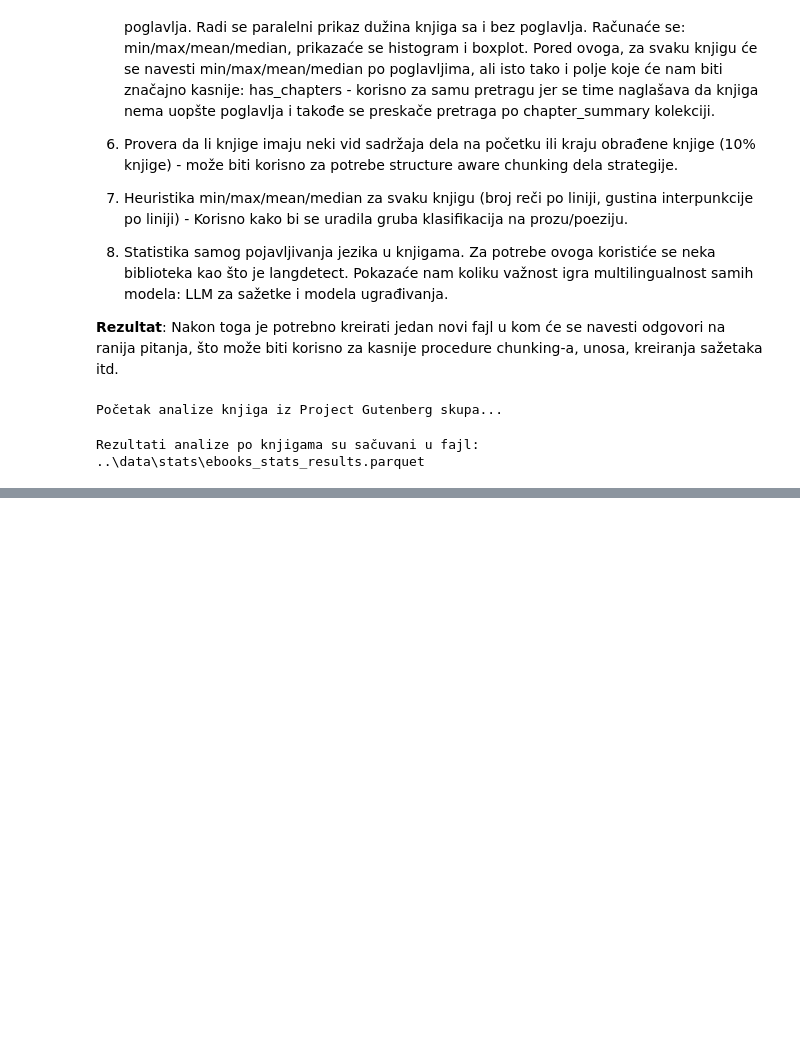
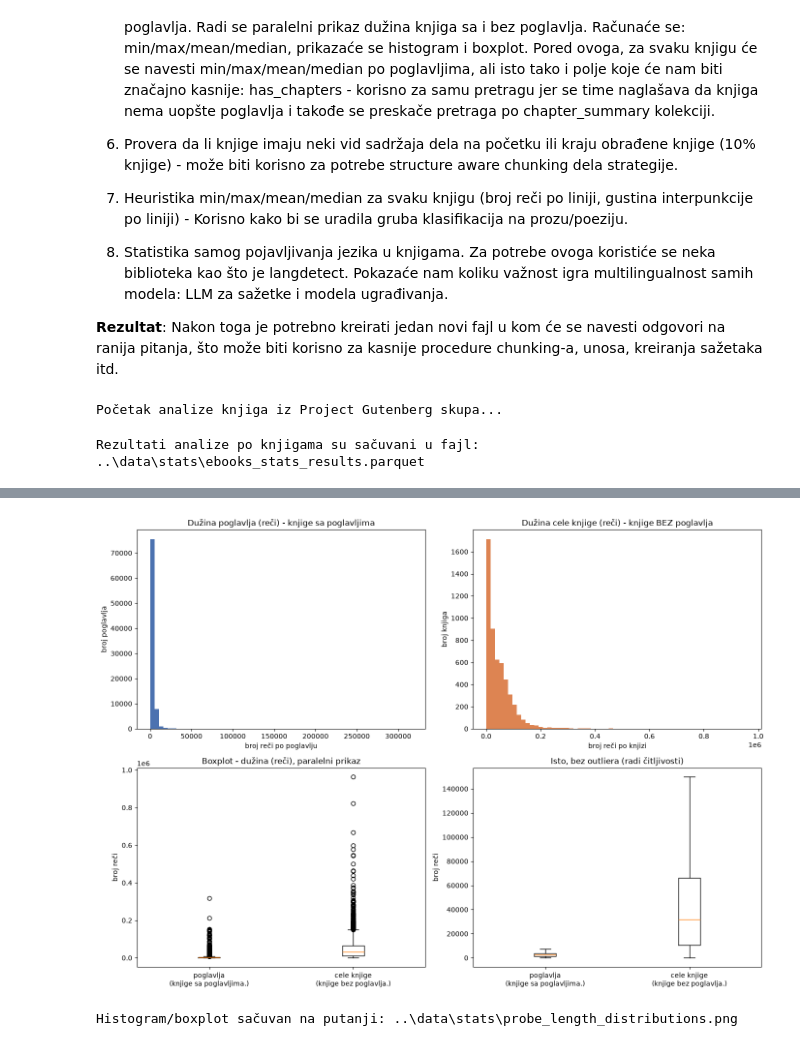
Before and after one commit to neshko31/AI-agent-za-biblioteku, a Jupyter notebook: VectorDatabaseService/scripts/data_stats.ipynb, the cells around one changed output, grey strips where cells are left out. Saved outputs shown, nothing was run; the diff lists cells and outputs as text; code cells hidden in the pictures; blank space fills up the shorter version.

```diff
--- a/VectorDatabaseService/scripts/data_stats.ipynb
+++ b/VectorDatabaseService/scripts/data_stats.ipynb
@@ -150,7 +228,7 @@ def probe_single_ebook(file_path: Path) -> BookProbeResult:
         result.notes = "EMPTY_FILE"
         return result
 
-    # (1) --- START/END marker provera ---
+    # --- (1) START/END marker provera ---
     start_match = GENERIC_START_RE.search(raw_text)
     end_match = GENERIC_END_RE.search(raw_text)
     result.has_generic_start = start_match is not None
@@ -172,13 +250,20 @@ def probe_single_ebook(file_path: Path) -> BookProbeResult:
     all_words = WORD_RE.findall(body)
     result.total_word_count = len(all_words)
 
-    # (2) Tekst u []
+    # --- (2) Tekst u [] ---
     bracket_matches = list(BRACKET_TEXT_RE.finditer(body))
     result.bracket_text_count = len(bracket_matches)
     result.bracket_texts = [m.group(1).strip() for m in bracket_matches]
 
-    # (3) Korisna sadržina knjige posle čišćenja (koraci 1 i 2)
-    cleaned_body = BRACKET_TEXT_RE.sub(" ", body)
+    # --- (3) Korisna sadržina knjige posle čišćenja (koraci 1 i 2) ---
+    def _bracket_replacer(m: re.Match) -> str:
+        inner = m.group(1).strip()
+        label = classify_bracket_text(inner)
+        if label == "USEFUL RAW TEXT":
+            return inner
+        return " "
+
+    cleaned_body = BRACKET_TEXT_RE.sub(_bracket_replacer, body)
     words_before = len(all_words)
     words_after = len(WORD_RE.findall(cleaned_body))
 
@@ -233,7 +318,7 @@ def probe_single_ebook(file_path: Path) -> BookProbeResult:
         result.short_line_ratio = round(short_lines / len(lines), 4)
         result.likely_poetry = (result.median_words_per_line <= MEDIAN_WORDS_PER_LINE_THRESHOLD or result.short_line_ratio >= SHORT_LINE_RATIO_THRESHOLD)
 
-    # (8) Detekcija jezika
+    # --- (8) Detekcija jezika ---
     lang_sample = cleaned_body.strip()[:20000]
     if lang_sample:
         try:
@@ -363,0 +575,5 @@ Rezultati analize po knjigama su sačuvani u fajl: ..\data\stats\ebooks_stats_re
+# %%
+plot_length_distributions(df, output_dir)
+# %% [output]
+[figure, added]
+Histogram/boxplot sačuvan na putanji: ..\data\stats\probe_length_distributions.png
```
Also changed, not shown: parts of 6 cells of this notebook, 1 other file.
